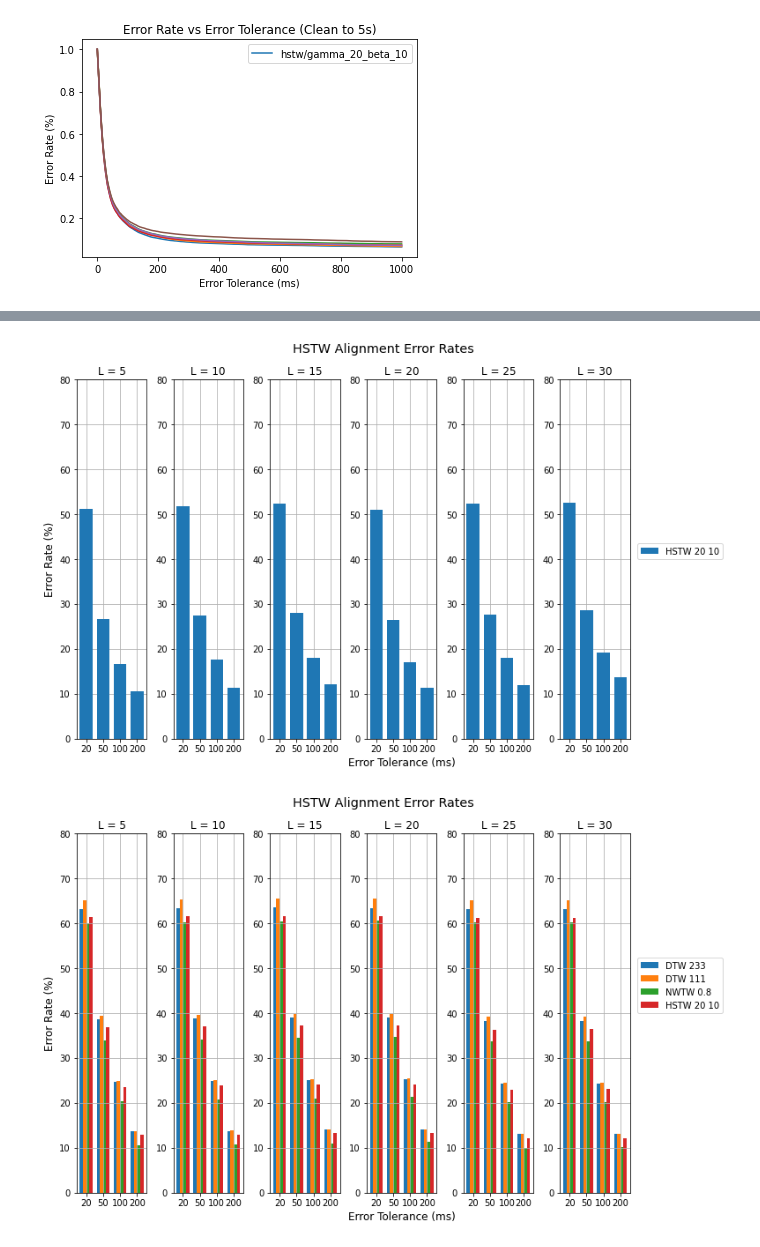
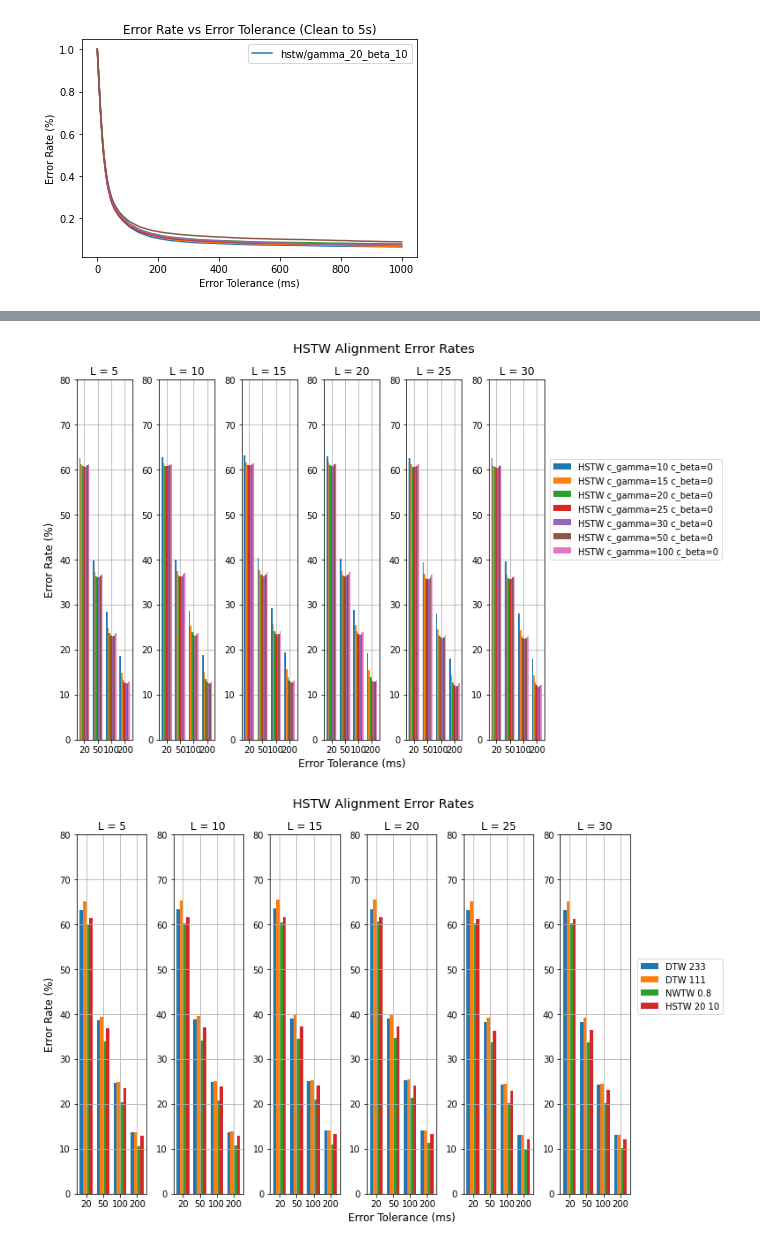
Before and after one commit to HMC-MIR/HSTW, a Jupyter notebook: 06_music_eval.ipynb, the cells around one changed output, grey strips where cells are left out. Saved outputs shown, nothing was run; the diff lists cells and outputs as text; code cells hidden in the pictures.

```diff
--- a/06_music_eval.ipynb
+++ b/06_music_eval.ipynb
@@ -22,28 +22,37 @@ times = np.array([5, 10, 15, 20, 25, 30])
 #folder_names = ['dtw1', 'dtw2', 'dtw3', 'dtw4', 'subseqdtw', 'nwtw/gamma_0.346']
 # folder_names = ['nwtw/gamma_0.8']
 
-cfg_options = ['toy', 'small', 'medium', 'train_benchmark']
-cfg = cfg_options[1] # Change this to appropriate benchmark
+cfg_options = ['toy', 'small', 'small2', 'medium', 'train_benchmark', 'test_benchmark']
+cfg = cfg_options[5] # Change this to appropriate benchmark
 
 if cfg == 'toy':
     query_list = 'cfg_files/query.train_toy.list'
 elif cfg == 'small':
     query_list = 'cfg_files/query.train_small.list'
+elif cfg == 'small2':
+    query_list = 'cfg_files/query.train_small2.list'
 elif cfg == 'medium':
     query_list = 'cfg_files/query.train_medium.list'
-else:
+elif cfg == 'train_benchmark':
     query_list = 'cfg_files/query.train.list'
+elif cfg == 'test_benchmark':
+    query_list = 'cfg_files/query.test.list'
 # %%
 # *** Edit these 2 lines as we add more systems ****
-# savefile_names = ['dtw233.pkl', 'dtw111.pkl']
-# folder_names = ['dtw233', 'dtw111']
+# gammas = [10,15,20,25,30,50,100]
+# gamma = 10
+# betas = [125,150,200]
+# savefile_names = ['hstw_gamma_10_beta_%s.pkl' %b for b in betas]
+# folder_names = ['hstw/gamma_10_beta_%s' %b for b in betas]
 
 # betas = [1, 2, 5, 10, 15, 20]
 # savefile_names = ['hstw_gamma_20_beta_' + str(beta) + '.pkl' for beta in betas]
 # folder_names = ['hstw/gamma_20_beta_' + str(beta) for beta in betas]
+
 # savefile_names = ['hstw_gamma_20_beta_10.pkl']
 # folder_names = ['hstw/gamma_20_beta_10']
-savefile_names = ['dtw233.pkl', 'dtw111.pkl', 'nwtw_gamma_0.8']
+
+savefile_names = ['dtw233.pkl', 'dtw111.pkl', 'nwtw_gamma_0.8.pkl']
 folder_names = ['dtw233', 'dtw111', 'nwtw/gamma_0.8']
 # %% [markdown]
 ## Alignment
@@ -231,8 +240,8 @@ def loadAlignment(hypfile):
 # %% [markdown]
 ### Run Alignments
 # %%
-savefile_names = ['hstw_gamma_20_beta_10.pkl']
-folder_names = ['hstw/gamma_20_beta_10']
+# savefile_names = ['hstw_gamma_20_beta_10.pkl']
+# folder_names = ['hstw/gamma_20_beta_10']
 # **************************************************
 for t in times:
 
@@ -368,0 +399,8 @@ def plotAlignment(timesToPlot, systemsToPlot, legend, cfg, title="Alignment Erro
+# %%
+timesToPlot = [5, 10, 15, 20, 25, 30]
+
+systemsToPlot = ['dtw233', 'dtw111', 'nwtw_gamma_0.8']
+legend = ["DTW Weights 233", "DTW Weights 111", "NWTW γ=0.8"]
+cfg = cfg
+
+plotAlignment(timesToPlot, systemsToPlot, legend, cfg, title="Alignment Error Rates (Test Benchmark)")
@@ -369,13 +409,13 @@ def plotAlignment(timesToPlot, systemsToPlot, legend, cfg, title="Alignment Erro
 # %%
 timesToPlot = [5, 10, 15, 20, 25, 30]
 
-systemsToPlot = ['hstw_gamma_20_beta_10']
-legend = ["HSTW 20 10"]
+systemsToPlot = ['hstw_gamma_%s_beta_0'%g for g in gammas]
+legend = ["HSTW c_gamma=%s c_beta=0"%g for g in gammas]
 cfg = cfg
 
 plotAlignment(timesToPlot, systemsToPlot, legend, cfg, title="HSTW Alignment Error Rates")
 # %% [output]
-[figure, old version]
+[figure, new version]
 # %%
 timesToPlot = [5, 10, 15, 20, 25, 30]
 
```
Also changed, not shown: parts of 18 cells of this notebook, 3 other files.
